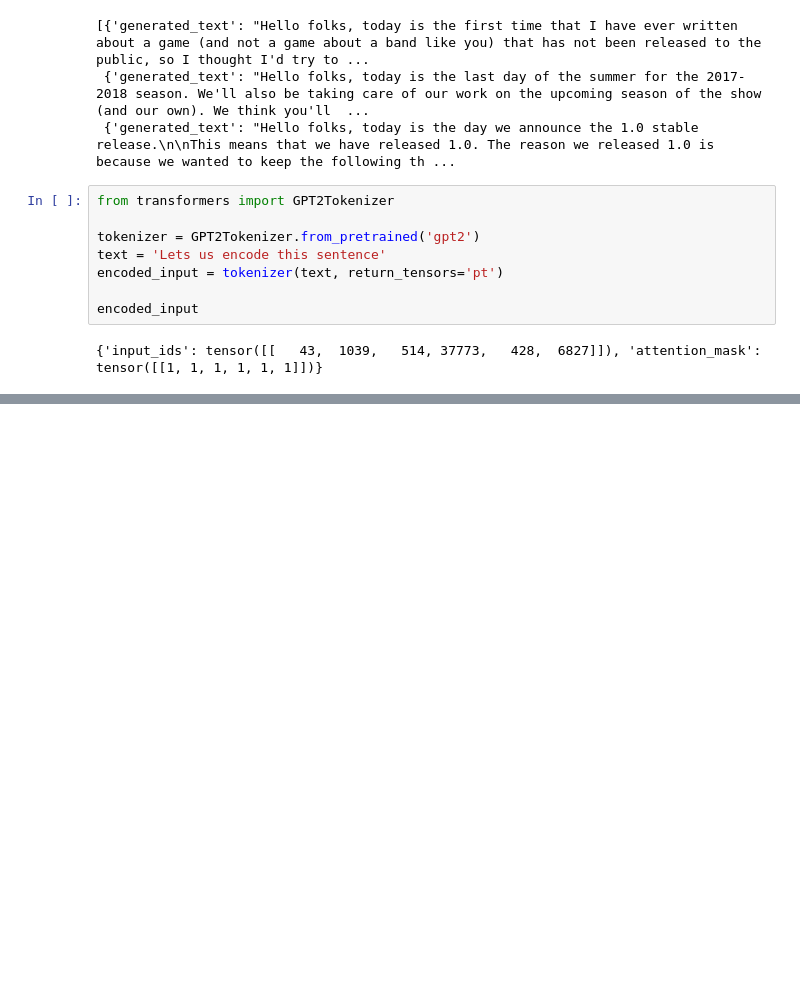
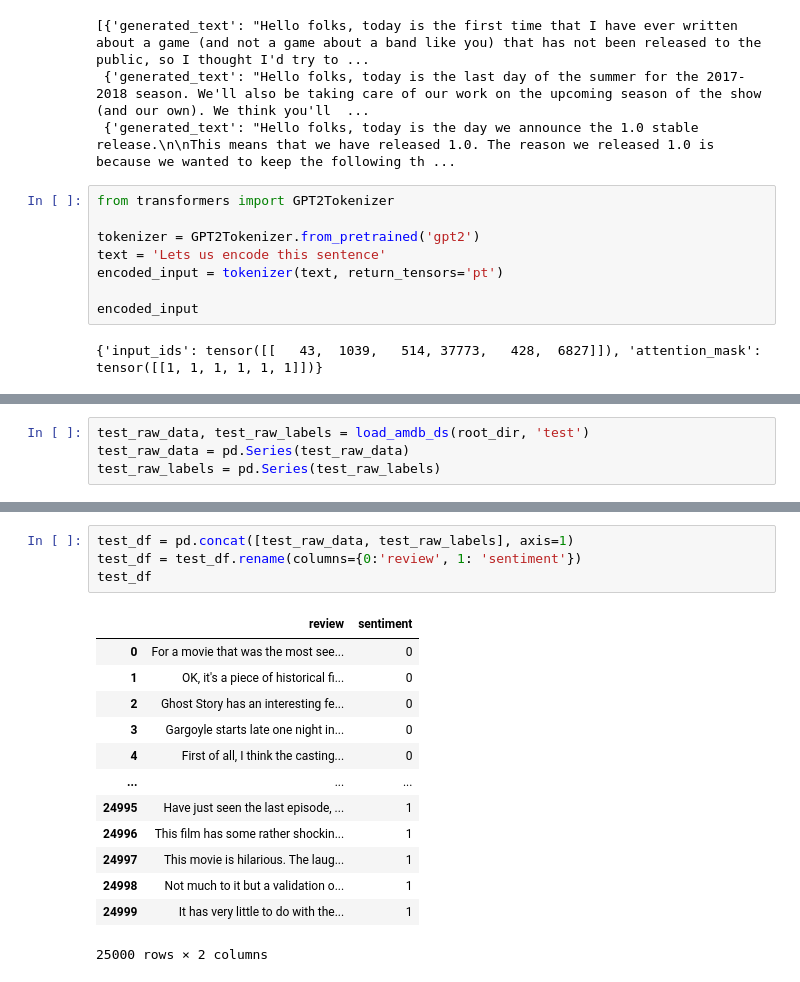
Before and after one commit to Swanger-Iz/ML_pytorch_lessons, a Jupyter notebook: book_rashka/NNs/rnn/transformers_learn.ipynb, the cells around one changed output, grey strips where cells are left out. Drawn from its saved outputs; the diff is of its cells as text; blank space fills up the shorter version.

```diff
--- a/book_rashka/NNs/rnn/transformers_learn.ipynb
+++ b/book_rashka/NNs/rnn/transformers_learn.ipynb
@@ -355,0 +414,4 @@ encoded_input
+# %%
+test_raw_data, test_raw_labels = load_amdb_ds(root_dir, 'test')
+test_raw_data = pd.Series(test_raw_data)
+test_raw_labels = pd.Series(test_raw_labels)
@@ -355,0 +440,18 @@ encoded_input
+# %%
+test_df = pd.concat([test_raw_data, test_raw_labels], axis=1)
+test_df = test_df.rename(columns={0:'review', 1: 'sentiment'})
+test_df
+# %% [output]
+|  | review | sentiment |
+| 0 | For a movie that was the most see... | 0 |
+| 1 | OK, it's a piece of historical fi... | 0 |
+| 2 | Ghost Story has an interesting fe... | 0 |
+| 3 | Gargoyle starts late one night in... | 0 |
+| 4 | First of all, I think the casting... | 0 |
+| ... | ... | ... |
+| 24995 | Have just seen the last episode, ... | 1 |
+| 24996 | This film has some rather shockin... | 1 |
+| 24997 | This movie is hilarious. The laug... | 1 |
+| 24998 | Not much to it but a validation o... | 1 |
+| 24999 | It has very little to do with the... | 1 |
+25000 rows × 2 columns
```
Also changed, not shown: parts of 11 cells of this notebook.
